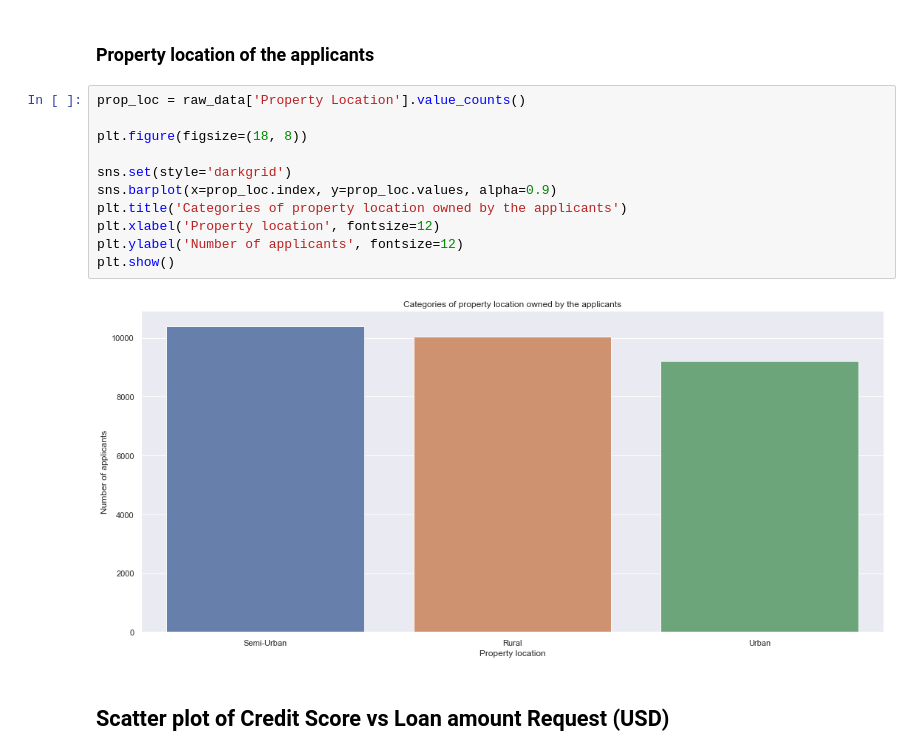
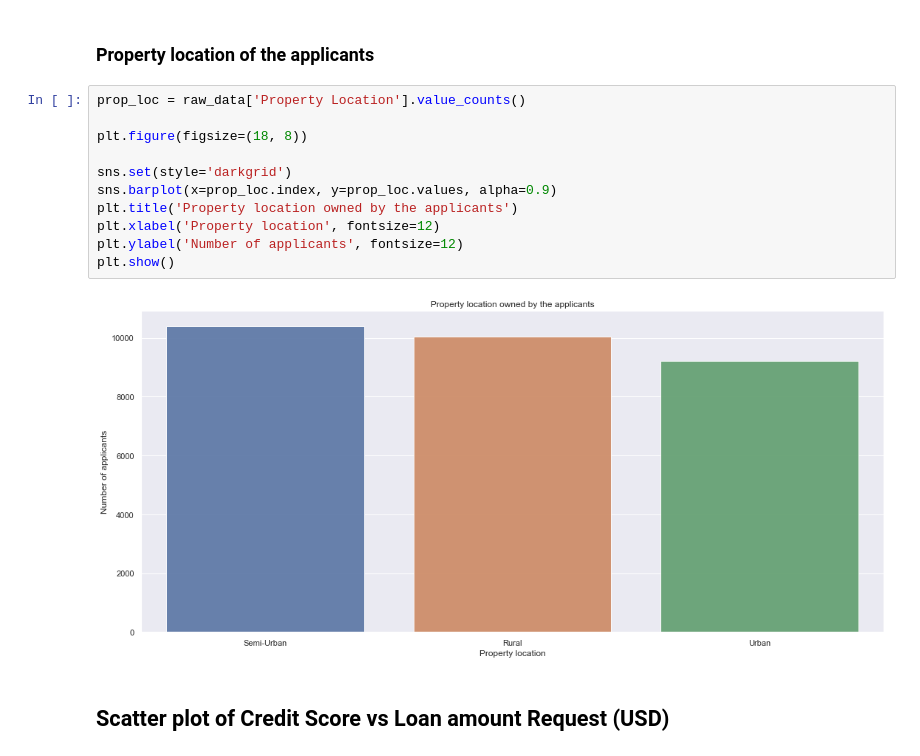
Before and after one commit to Karthikb777/ML-internship, a Jupyter notebook: dataExploration.ipynb, the cells around one changed output. Cells and saved outputs as stored; diff of their text form.

```diff
--- a/dataExploration.ipynb
+++ b/dataExploration.ipynb
@@ -133,16 +134,16 @@ plt.show()
 # %%
 prop_loc = raw_data['Property Location'].value_counts()
 
 plt.figure(figsize=(18, 8))
 
 sns.set(style='darkgrid')
 sns.barplot(x=prop_loc.index, y=prop_loc.values, alpha=0.9)
-plt.title('Categories of property location owned by the applicants')
+plt.title('Property location owned by the applicants')
 plt.xlabel('Property location', fontsize=12)
 plt.ylabel('Number of applicants', fontsize=12)
 plt.show()
 # %% [output]
-[figure, old version]
+[figure, new version]
 # %% [markdown]
 ## Scatter plot of Credit Score vs Loan amount Request (USD)
 # %%
```
Also changed, not shown: parts of 1 cell of this notebook, 9 other files.
